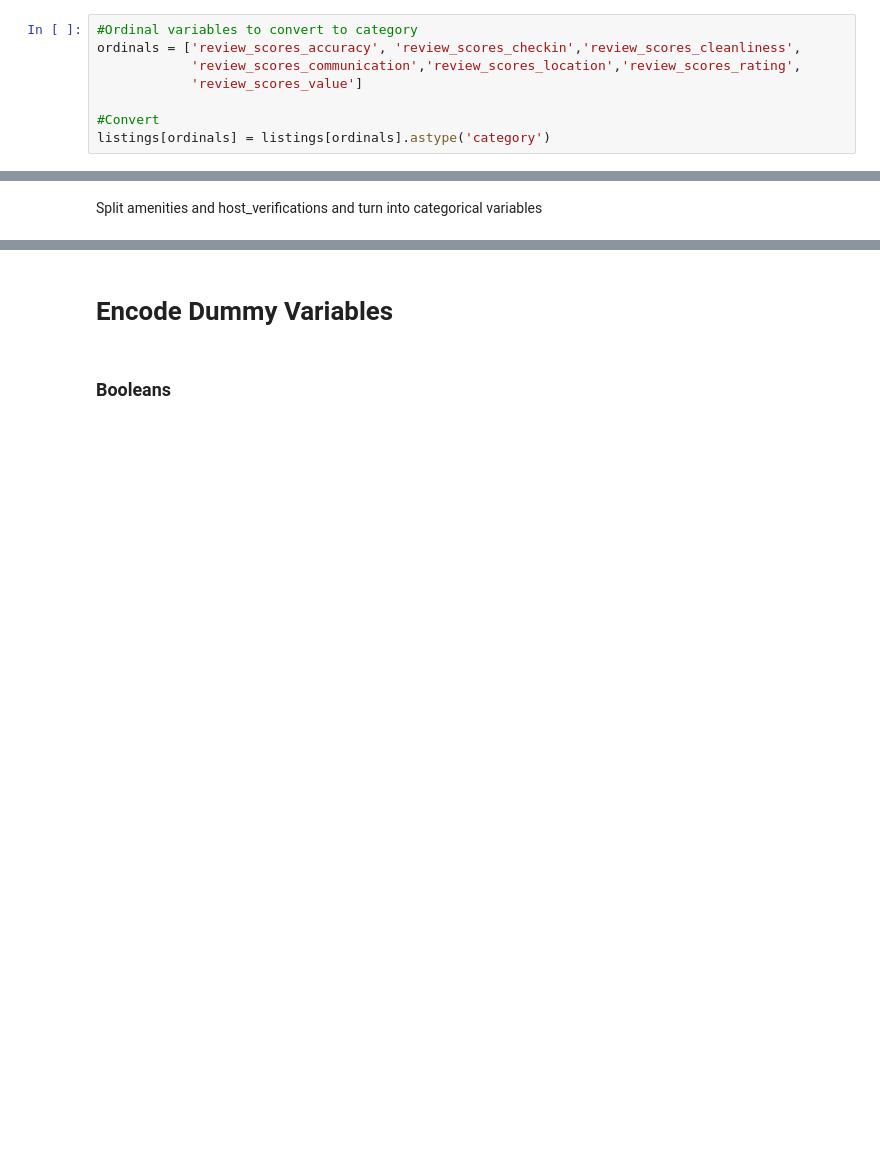
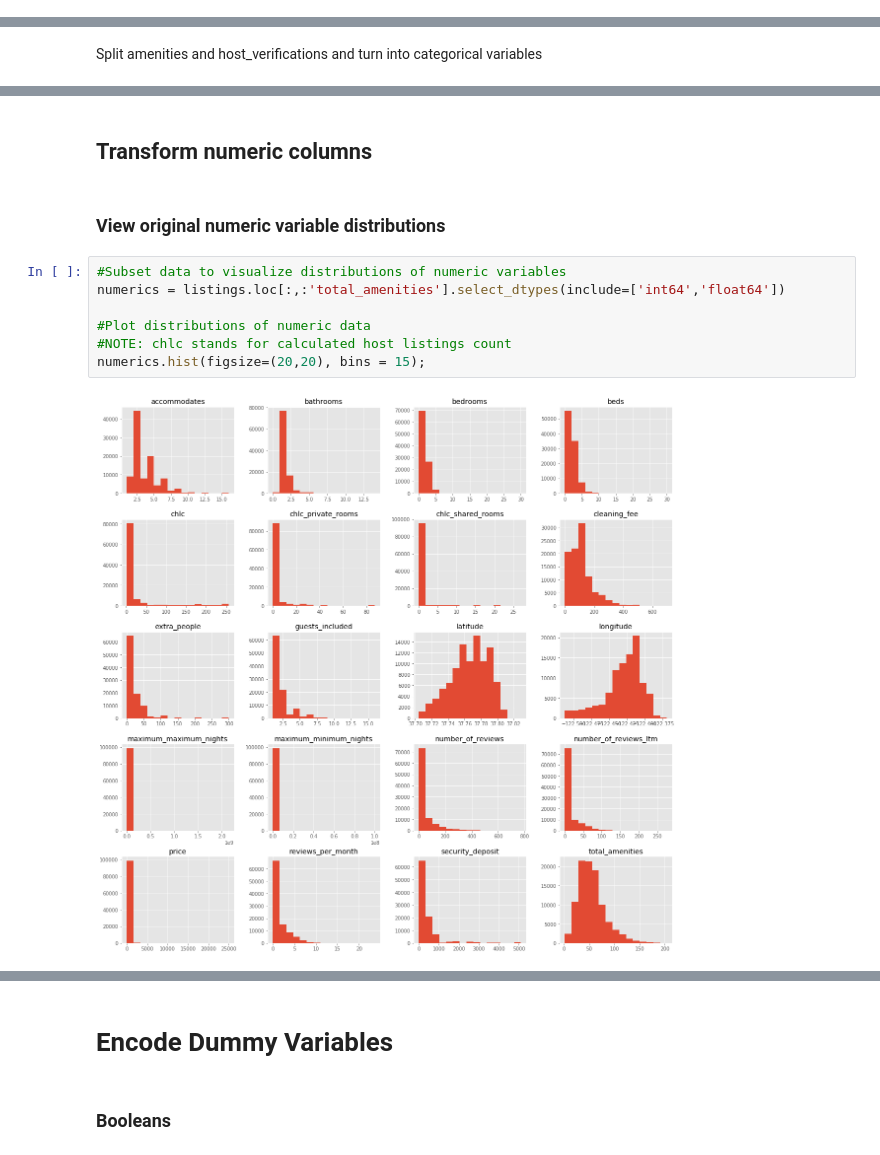
Before and after one commit to KishenSharma6/Airbnb-Analysis, a Jupyter notebook: Project Codes/04. Data Processing and Feature Engineering/2020_0213_Listings_Preprocessing_ML.ipynb, the cells around one changed output, grey strips where cells are left out. Drawn from its saved outputs; the diff is of its cells as text; blank space fills up the shorter version.

```diff
--- a/Project Codes/04. Data Processing and Feature Engineering/2020_0213_Listings_Preprocessing_ML.ipynb
+++ b/Project Codes/04. Data Processing and Feature Engineering/2020_0213_Listings_Preprocessing_ML.ipynb
@@ -79,8 +89,0 @@ Current shape of listings:  (88771, 44)
-# %%
-#Ordinal variables to convert to category
-ordinals = ['review_scores_accuracy', 'review_scores_checkin','review_scores_cleanliness',
-            'review_scores_communication','review_scores_location','review_scores_rating',
-            'review_scores_value']
-
-#Convert
-listings[ordinals] = listings[ordinals].astype('category')
@@ -307,0 +131,13 @@ Shape of data frame:  (65767, 352)
+# %% [markdown]
+## Transform numeric columns
+# %% [markdown]
+### View original numeric variable distributions
+# %%
+#Subset data to visualize distributions of numeric variables
+numerics = listings.loc[:,:'total_amenities'].select_dtypes(include=['int64','float64'])
+
+#Plot distributions of numeric data
+#NOTE: chlc stands for calculated host listings count
+numerics.hist(figsize=(20,20), bins = 15);
+# %% [output]
+[figure, added]
```
Also changed, not shown: parts of 40 cells of this notebook.
